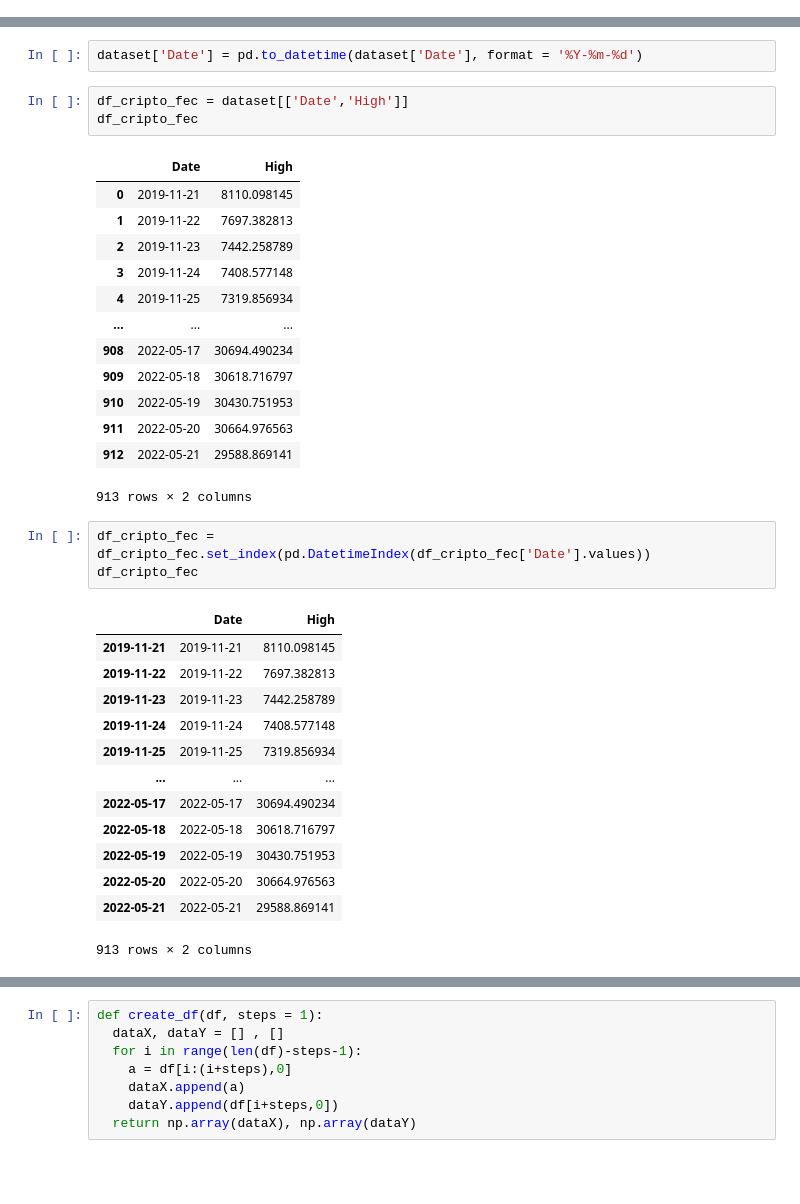
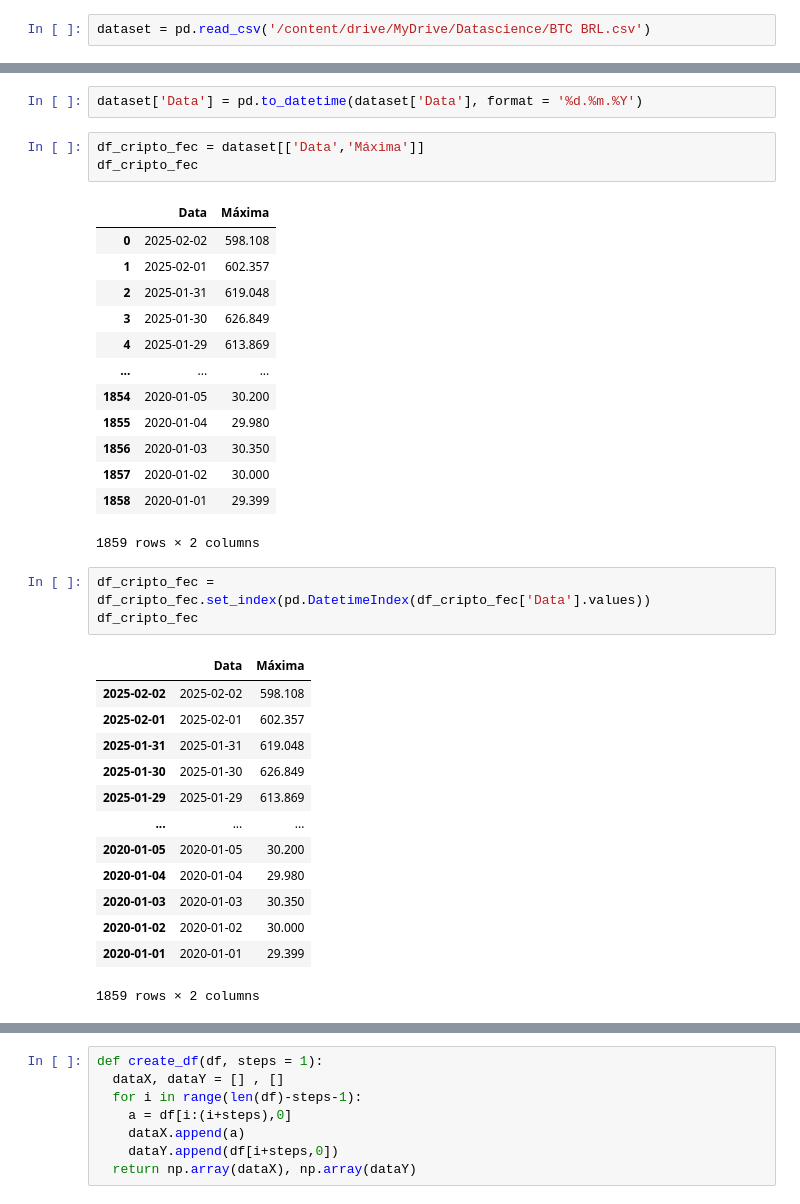
Before and after one commit to Guimartinslimaoliveira/Python_Projects, a Jupyter notebook: Previsões_Bitcoin.ipynb, the cells around one changed output, grey strips where cells are left out. Saved outputs shown, nothing was run; the diff lists cells and outputs as text; blank space fills up the shorter version.

```diff
--- a/Previsões_Bitcoin.ipynb
+++ b/Previsões_Bitcoin.ipynb
@@ -18,3 +13,5 @@ dataset
+# %%
+dataset = pd.read_csv('/content/drive/MyDrive/Datascience/BTC BRL.csv')
 # %%
 dataset.dtypes
 # %% [output]
@@ -22,37 +36,37 @@ NameError: name 'dataset' is not defined
 # %%
-dataset['Date'] = pd.to_datetime(dataset['Date'], format = '%Y-%m-%d')
+dataset['Data'] = pd.to_datetime(dataset['Data'], format = '%d.%m.%Y')
 # %%
-df_cripto_fec = dataset[['Date','High']]
+df_cripto_fec = dataset[['Data','Máxima']]
 df_cripto_fec
 # %% [output]
-|  | Date | High |
-| 0 | 2019-11-21 | 8110.098145 |
-| 1 | 2019-11-22 | 7697.382813 |
-| 2 | 2019-11-23 | 7442.258789 |
-| 3 | 2019-11-24 | 7408.577148 |
-| 4 | 2019-11-25 | 7319.856934 |
+|  | Data | Máxima |
+| 0 | 2025-02-02 | 598.108 |
+| 1 | 2025-02-01 | 602.357 |
+| 2 | 2025-01-31 | 619.048 |
+| 3 | 2025-01-30 | 626.849 |
+| 4 | 2025-01-29 | 613.869 |
 | ... | ... | ... |
-| 908 | 2022-05-17 | 30694.490234 |
-| 909 | 2022-05-18 | 30618.716797 |
-| 910 | 2022-05-19 | 30430.751953 |
-| 911 | 2022-05-20 | 30664.976563 |
-| 912 | 2022-05-21 | 29588.869141 |
+| 1854 | 2020-01-05 | 30.200 |
+| 1855 | 2020-01-04 | 29.980 |
+| 1856 | 2020-01-03 | 30.350 |
+| 1857 | 2020-01-02 | 30.000 |
+| 1858 | 2020-01-01 | 29.399 |
-913 rows × 2 columns
+1859 rows × 2 columns
 # %%
-df_cripto_fec = df_cripto_fec.set_index(pd.DatetimeIndex(df_cripto_fec['Date'].values))
+df_cripto_fec = df_cripto_fec.set_index(pd.DatetimeIndex(df_cripto_fec['Data'].values))
 df_cripto_fec
 # %% [output]
-|  | Date | High |
-| 2019-11-21 | 2019-11-21 | 8110.098145 |
-| 2019-11-22 | 2019-11-22 | 7697.382813 |
-| 2019-11-23 | 2019-11-23 | 7442.258789 |
-| 2019-11-24 | 2019-11-24 | 7408.577148 |
-| 2019-11-25 | 2019-11-25 | 7319.856934 |
+|  | Data | Máxima |
+| 2025-02-02 | 2025-02-02 | 598.108 |
+| 2025-02-01 | 2025-02-01 | 602.357 |
+| 2025-01-31 | 2025-01-31 | 619.048 |
+| 2025-01-30 | 2025-01-30 | 626.849 |
+| 2025-01-29 | 2025-01-29 | 613.869 |
 | ... | ... | ... |
-| 2022-05-17 | 2022-05-17 | 30694.490234 |
-| 2022-05-18 | 2022-05-18 | 30618.716797 |
-| 2022-05-19 | 2022-05-19 | 30430.751953 |
-| 2022-05-20 | 2022-05-20 | 30664.976563 |
-| 2022-05-21 | 2022-05-21 | 29588.869141 |
+| 2020-01-05 | 2020-01-05 | 30.200 |
+| 2020-01-04 | 2020-01-04 | 29.980 |
+| 2020-01-03 | 2020-01-03 | 30.350 |
+| 2020-01-02 | 2020-01-02 | 30.000 |
+| 2020-01-01 | 2020-01-01 | 29.399 |
-913 rows × 2 columns
+1859 rows × 2 columns
 # %%
```
Also changed, not shown: parts of 28 cells of this notebook.
